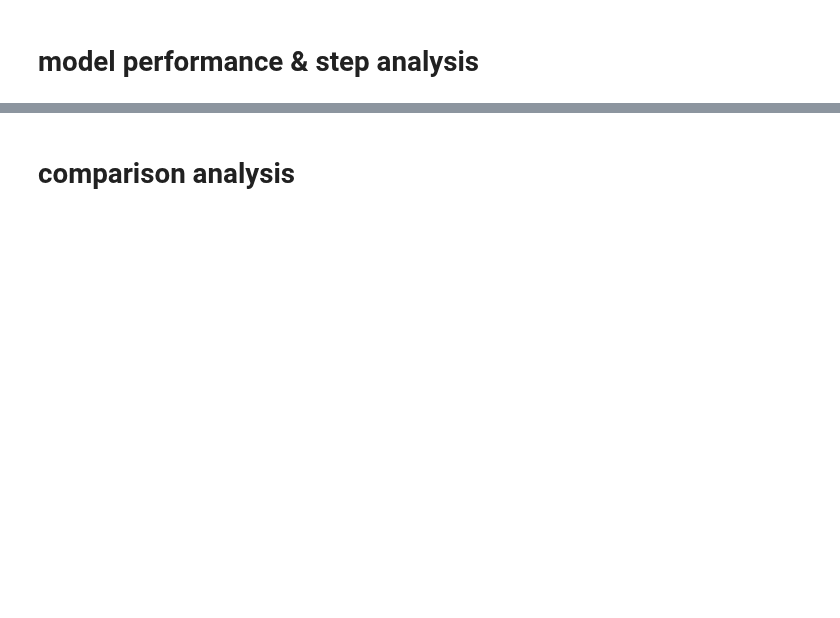
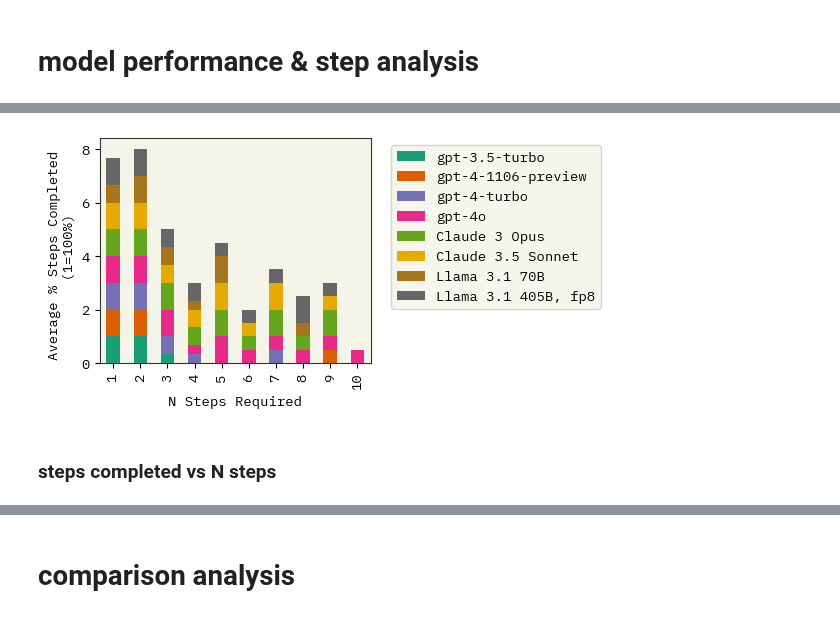
Before and after one commit to ur-whitelab/md-agent, a Jupyter notebook: notebooks/paper_figures/plots.ipynb, the cells around one changed output, grey strips where cells are left out. Saved outputs shown, nothing was run; the diff lists cells and outputs as text; code cells hidden in the pictures; blank space fills up the shorter version.

```diff
--- a/notebooks/paper_figures/plots.ipynb
+++ b/notebooks/paper_figures/plots.ipynb
@@ -112,0 +142,12 @@ plt.legend(bbox_to_anchor=(1.01, 1), loc='upper left')
+# %%
+df_transposed = steps2_logical_df.T
+ax = df_transposed.plot(kind='bar', stacked=True) #figsize=(10, 6))
+plt.legend(bbox_to_anchor=(1.05, 1)) #loc='upper left')
+plt.ylabel('Average % Steps Completed \n (1=100%)')
+plt.xlabel('N Steps Required')
+
+plt.show()
+# %% [output]
+[figure, added]
+# %% [markdown]
+### steps completed vs N steps
```
Also changed, not shown: parts of 23 cells of this notebook.
